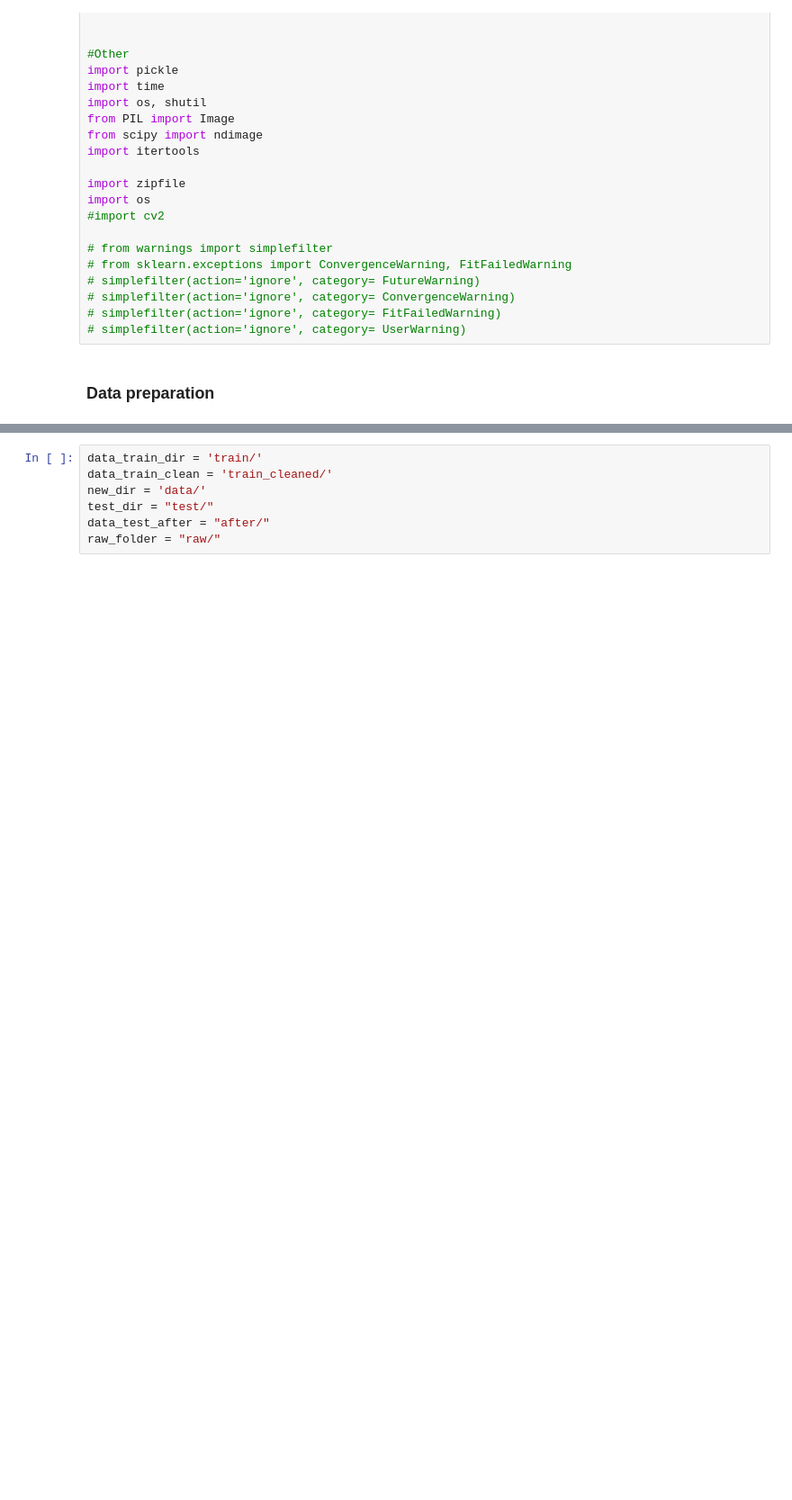
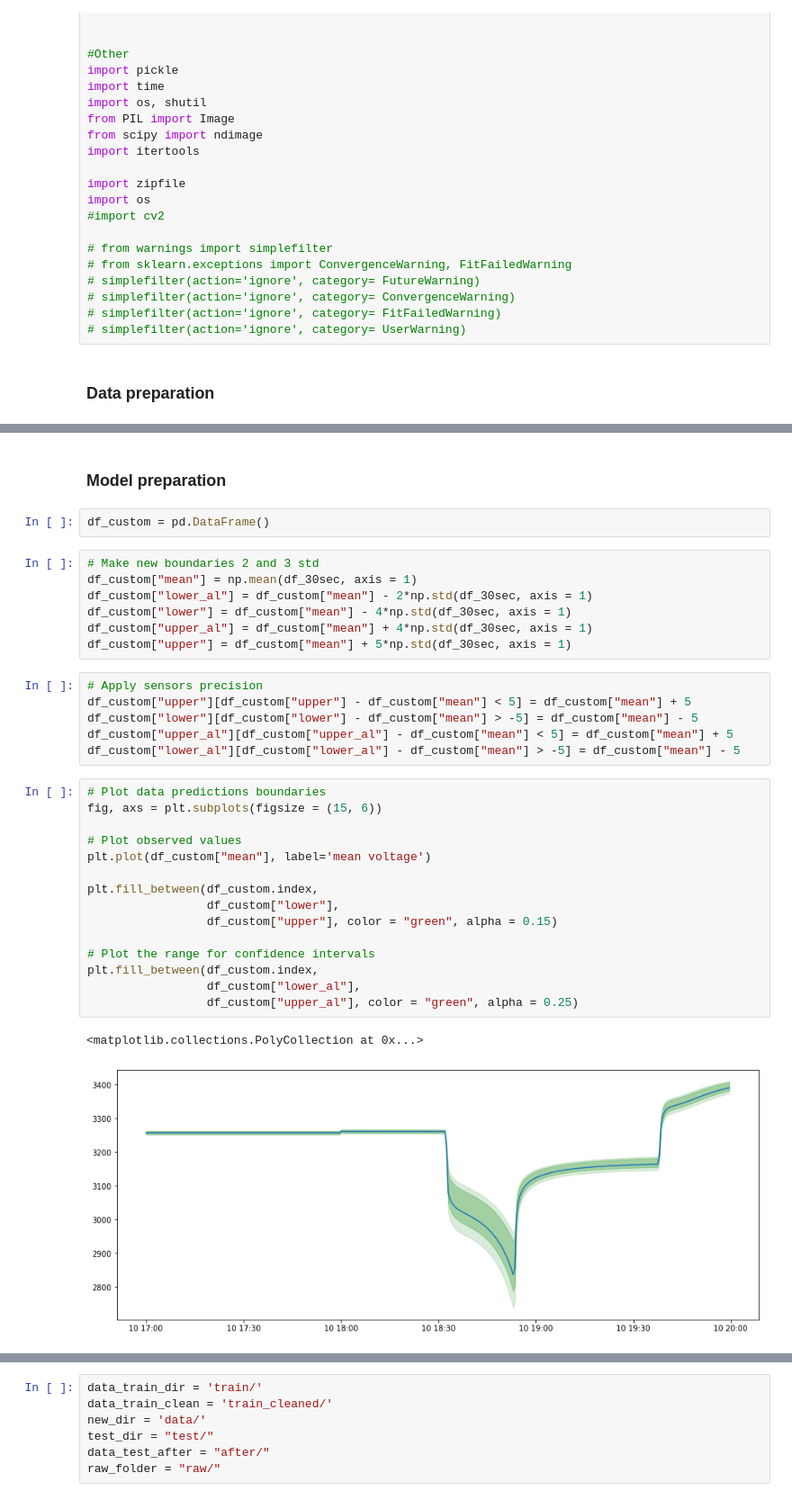
Before and after one commit to 314ka4y/Anomaly-detection-project, a Jupyter notebook: Anomaly_detection.ipynb, the cells around one changed output, grey strips where cells are left out. Shown at 90% size. Drawn from its saved outputs; the diff is of its cells as text; blank space fills up the shorter version.

```diff
--- a/Anomaly_detection.ipynb
+++ b/Anomaly_detection.ipynb
@@ -561,0 +431,35 @@ final_df.plot()
+# %% [markdown]
+### Model preparation
+# %%
+df_custom = pd.DataFrame()
+# %%
+# Make new boundaries 2 and 3 std
+df_custom["mean"] = np.mean(df_30sec, axis = 1)
+df_custom["lower_al"] = df_custom["mean"] - 2*np.std(df_30sec, axis = 1)
+df_custom["lower"] = df_custom["mean"] - 4*np.std(df_30sec, axis = 1)
+df_custom["upper_al"] = df_custom["mean"] + 4*np.std(df_30sec, axis = 1)
+df_custom["upper"] = df_custom["mean"] + 5*np.std(df_30sec, axis = 1)
+# %%
+# Apply sensors precision
+df_custom["upper"][df_custom["upper"] - df_custom["mean"] < 5] = df_custom["mean"] + 5
+df_custom["lower"][df_custom["lower"] - df_custom["mean"] > -5] = df_custom["mean"] - 5
+df_custom["upper_al"][df_custom["upper_al"] - df_custom["mean"] < 5] = df_custom["mean"] + 5
+df_custom["lower_al"][df_custom["lower_al"] - df_custom["mean"] > -5] = df_custom["mean"] - 5
+# %%
+# Plot data predictions boundaries
+fig, axs = plt.subplots(figsize = (15, 6))
+
+# Plot observed values
+plt.plot(df_custom["mean"], label='mean voltage')
+
+plt.fill_between(df_custom.index,
+                 df_custom["lower"],
+                 df_custom["upper"], color = "green", alpha = 0.15)
+
+# Plot the range for confidence intervals
+plt.fill_between(df_custom.index,
+                 df_custom["lower_al"],
+                 df_custom["upper_al"], color = "green", alpha = 0.25)
+# %% [output]
+<matplotlib.collections.PolyCollection at 0x...>
+[figure, added]
```
Also changed, not shown: parts of 102 cells of this notebook.
